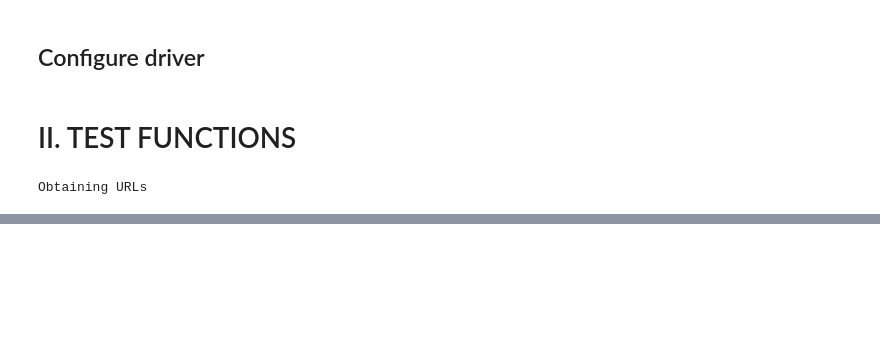
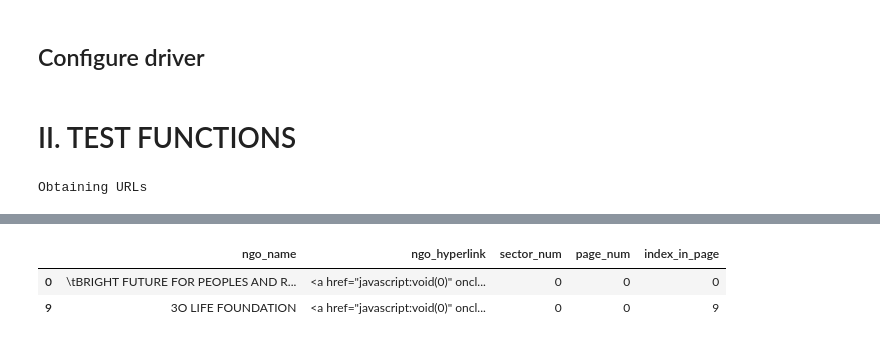
Before and after one commit to jspgr33n/QTM-Research, a Jupyter notebook: QTM 499R/3_get_policymaker_list/python_india_scraping/main_scraping_india.ipynb, the cells around one changed output, grey strips where cells are left out. Drawn from its saved outputs; the diff is of its cells as text; code cells hidden in the pictures; blank space fills up the shorter version.

```diff
--- a/QTM 499R/3_get_policymaker_list/python_india_scraping/main_scraping_india.ipynb
+++ b/QTM 499R/3_get_policymaker_list/python_india_scraping/main_scraping_india.ipynb
@@ -126,0 +135,7 @@ TypeError: get_num_of_pages_for_sector() missing 1 required positional argument:
+# %%
+# Function properly compares both front and clicked dataframes and accurately finds the ones that have not been scraped.
+compare_ngo_information(df_front, df_click_test)
+# %% [output]
+|  | ngo_name | ngo_hyperlink | sector_num | page_num | index_in_page |
+| 0 | \tBRIGHT FUTURE FOR PEOPLES AND R... | <a href="javascript:void(0)" oncl... | 0 | 0 | 0 |
+| 9 | 3O LIFE FOUNDATION | <a href="javascript:void(0)" oncl... | 0 | 0 | 9 |
```
Also changed, not shown: parts of 17 cells of this notebook, 1 other file.
